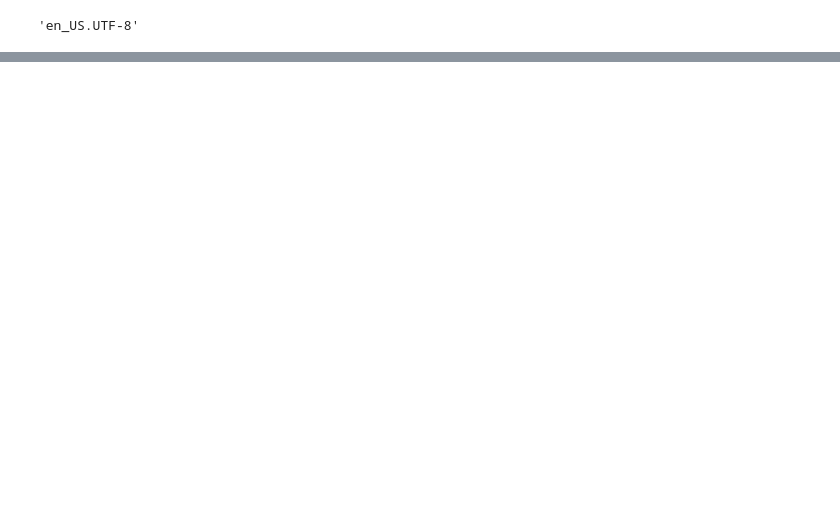
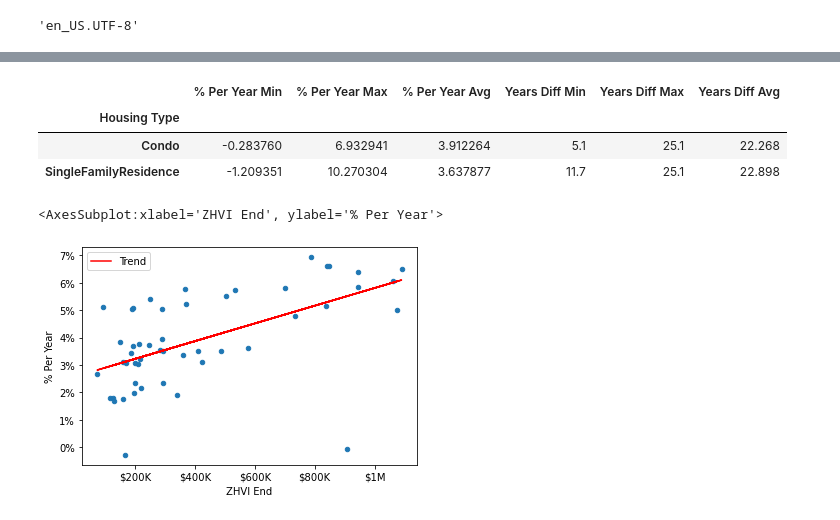
Before and after one commit to michael-brittlebank/digital-builder-capstone, a Jupyter notebook: main.ipynb, the cells around one changed output, grey strips where cells are left out. Saved outputs shown, nothing was run; the diff lists cells and outputs as text; code cells hidden in the pictures; blank space fills up the shorter version.

```diff
--- a/main.ipynb
+++ b/main.ipynb
@@ -76,0 +54,53 @@ sfrdata.head()
+# %%
+# summary table
+
+default_groupby = ["Housing Type"]
+
+summary_dataframe = pd.DataFrame()
+summary_dataframe["% Per Year Min"] = data.groupby(default_groupby)["% Per Year"].min()
+summary_dataframe["% Per Year Max"] = data.groupby(default_groupby)["% Per Year"].max()
+summary_dataframe["% Per Year Avg"] = data.groupby(default_groupby)["% Per Year"].mean()
+summary_dataframe["Years Diff Min"] = data.groupby(default_groupby)["Years Diff"].min()
+summary_dataframe["Years Diff Max"] = data.groupby(default_groupby)["Years Diff"].max()
+summary_dataframe["Years Diff Avg"] = data.groupby(default_groupby)["Years Diff"].mean()
+
+summary_dataframe
+# %% [output]
+|  | % Per Year Min | % Per Year Max | % Per Year Avg | Years Diff Min | Years Diff Max | Years Diff Avg |
+| Housing Type |  |  |  |  |  |  |
+| Condo | -0.283760 | 6.932941 | 3.912264 | 5.1 | 25.1 | 22.268 |
+| SingleFamilyResidence | -1.209351 | 10.270304 | 3.637877 | 11.7 | 25.1 | 22.898 |
+# %%
+# highest condos mapped
+condodata = data[data["Housing Type"]=="Condo"]
+
+plot = condodata.plot(kind='scatter', x = 'ZHVI End', y = '% Per Year')
+
+def format_func(value, tick_number):
+    currency = locale.currency(value, grouping=True)
+    currency_no_decimal = currency.split('.')[0]
+    if currency_no_decimal.find(',') != -1:
+        currency_no_decimal = currency_no_decimal[:currency_no_decimal.index(',')]
+        if currency.count(',') == 1:
+            currency_no_decimal+="K"
+        elif currency.count(',') == 2:
+            currency_no_decimal+="M"
+    return currency_no_decimal
+
+def percent_formatter(value, tick_number):
+    return "{}%".format(int(value))
+
+plot.xaxis.set_major_formatter(plt.FuncFormatter(format_func))
+plot.yaxis.set_major_formatter(plt.FuncFormatter(percent_formatter))
+
+
+# https://towardsdatascience.com/regression-plots-with-pandas-and-numpy-faf2edbfad4f
+d = np.polyfit(condodata['ZHVI End'],condodata['% Per Year'],1)
+f = np.poly1d(d)
+
+condodata.insert(6,'Trend',f(condodata['ZHVI End']))
+
+condodata.plot(x='ZHVI End', y='Trend',color='Red',ax=plot)
+# %% [output]
+<AxesSubplot:xlabel='ZHVI End', ylabel='% Per Year'>
+[figure, added]
```
Also changed, not shown: parts of 7 cells of this notebook, 2 other files.
